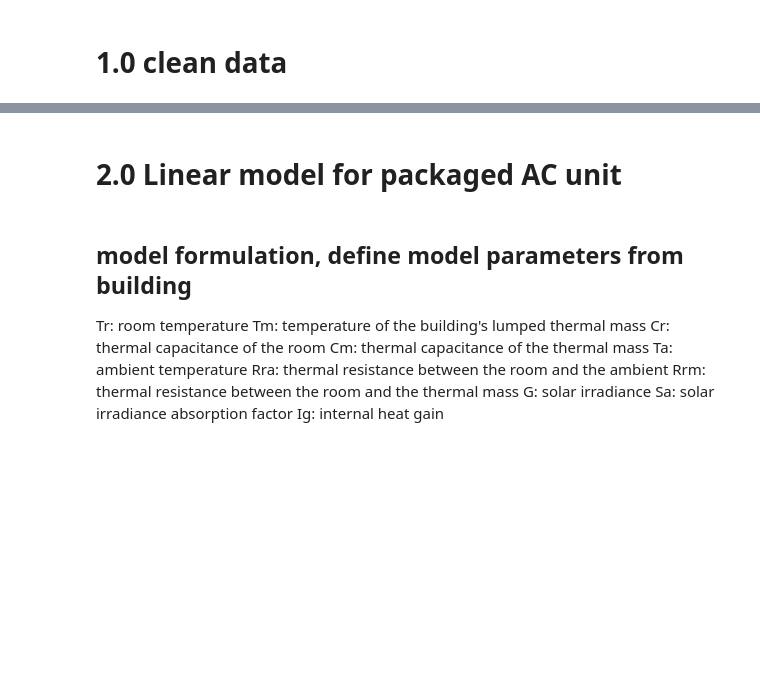
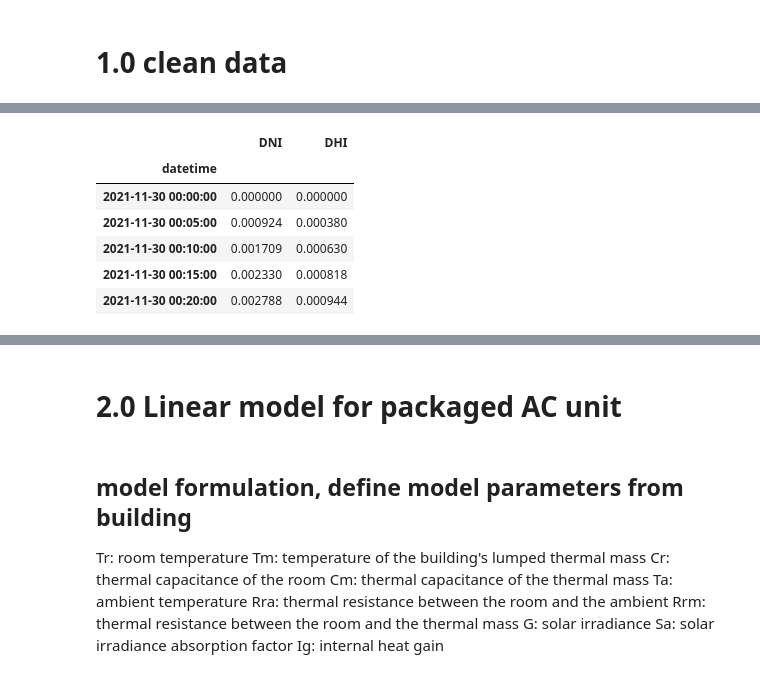
Before and after one commit to rongxinyin/bldg-load-forecast, a Jupyter notebook: 300SW_model_mpc.ipynb, the cells around one changed output, grey strips where cells are left out. Cells and saved outputs as stored; diff of their text form; code cells hidden in the pictures; blank space fills up the shorter version.

```diff
--- a/300SW_model_mpc.ipynb
+++ b/300SW_model_mpc.ipynb
@@ -86,0 +100,15 @@ t1.head()
+# %%
+wea = pd.read_csv('data/300SW/300SW_weather_solar.csv', index_col=[0], parse_dates=True)
+solar_sampled = wea[['DNI','DHI']].resample('5T')
+solar_interpolated = solar_sampled.interpolate(method='spline', order=2)
+solar_interpolated.index = pd.to_datetime(solar_interpolated.index)
+
+solar_interpolated.head()
+# %% [output]
+|  | DNI | DHI |
+| datetime |  |  |
+| 2021-11-30 00:00:00 | 0.000000 | 0.000000 |
+| 2021-11-30 00:05:00 | 0.000924 | 0.000380 |
+| 2021-11-30 00:10:00 | 0.001709 | 0.000630 |
+| 2021-11-30 00:15:00 | 0.002330 | 0.000818 |
+| 2021-11-30 00:20:00 | 0.002788 | 0.000944 |
```
Also changed, not shown: parts of 17 cells of this notebook.
